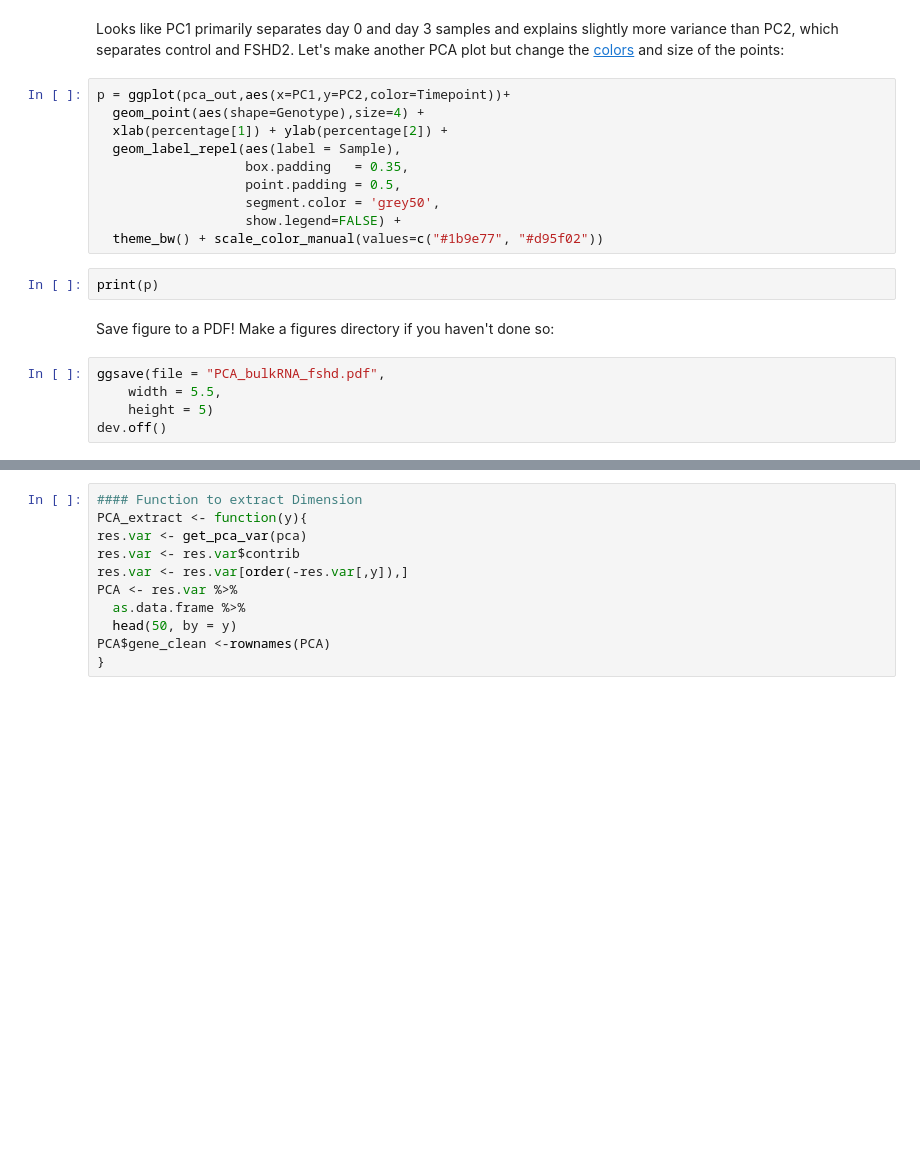
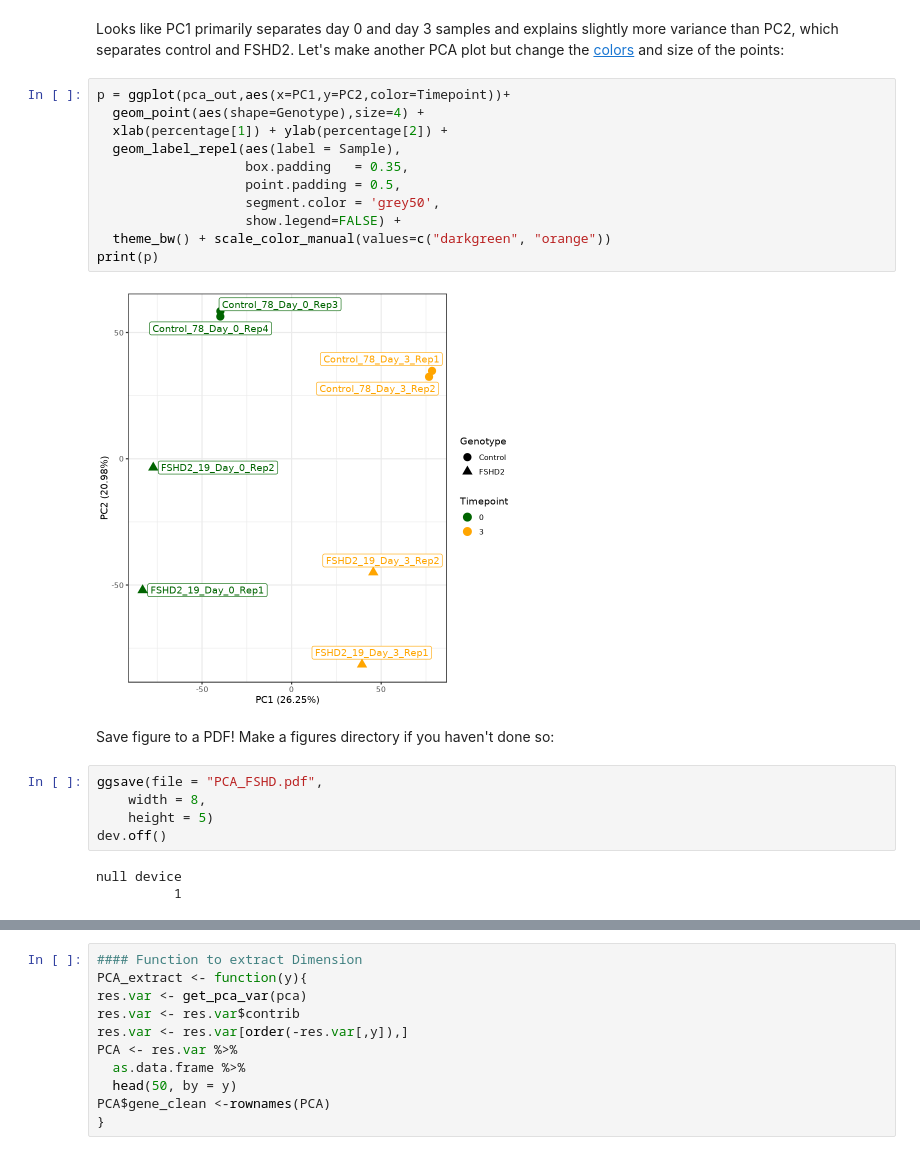
Before and after one commit to fairliereese/UCI_COSMOS, a Jupyter notebook: RNA-seq_analysis.ipynb, the cells around one changed output, grey strips where cells are left out. Saved outputs shown, nothing was run; the diff lists cells and outputs as text; blank space fills up the shorter version.

```diff
--- a/RNA-seq_analysis.ipynb
+++ b/RNA-seq_analysis.ipynb
@@ -98,22 +159,26 @@ Looks like PC1 primarily separates day 0 and day 3 samples and explains slightly
 # %%
 p = ggplot(pca_out,aes(x=PC1,y=PC2,color=Timepoint))+
   geom_point(aes(shape=Genotype),size=4) +
   xlab(percentage[1]) + ylab(percentage[2]) +
   geom_label_repel(aes(label = Sample),
                    box.padding   = 0.35,
                    point.padding = 0.5,
                    segment.color = 'grey50',
                    show.legend=FALSE) +
-  theme_bw() + scale_color_manual(values=c("#1b9e77", "#d95f02"))
+  theme_bw() + scale_color_manual(values=c("darkgreen", "orange"))
+print(p)
+# %% [output]
+[figure, added]
-# %%
-print(p)
 # %% [markdown]
 Save figure to a PDF! Make a figures directory if you haven't done so:
 # %%
-ggsave(file = "PCA_bulkRNA_fshd.pdf",
-    width = 5.5,
+ggsave(file = "PCA_FSHD.pdf",
+    width = 8,
     height = 5)
 dev.off()
+# %% [output]
+null device
+          1
 # %%
 res.var <- get_pca_var(pca)
 head(res.var$contrib)
```
Also changed, not shown: parts of 46 cells of this notebook, 1 other file.
